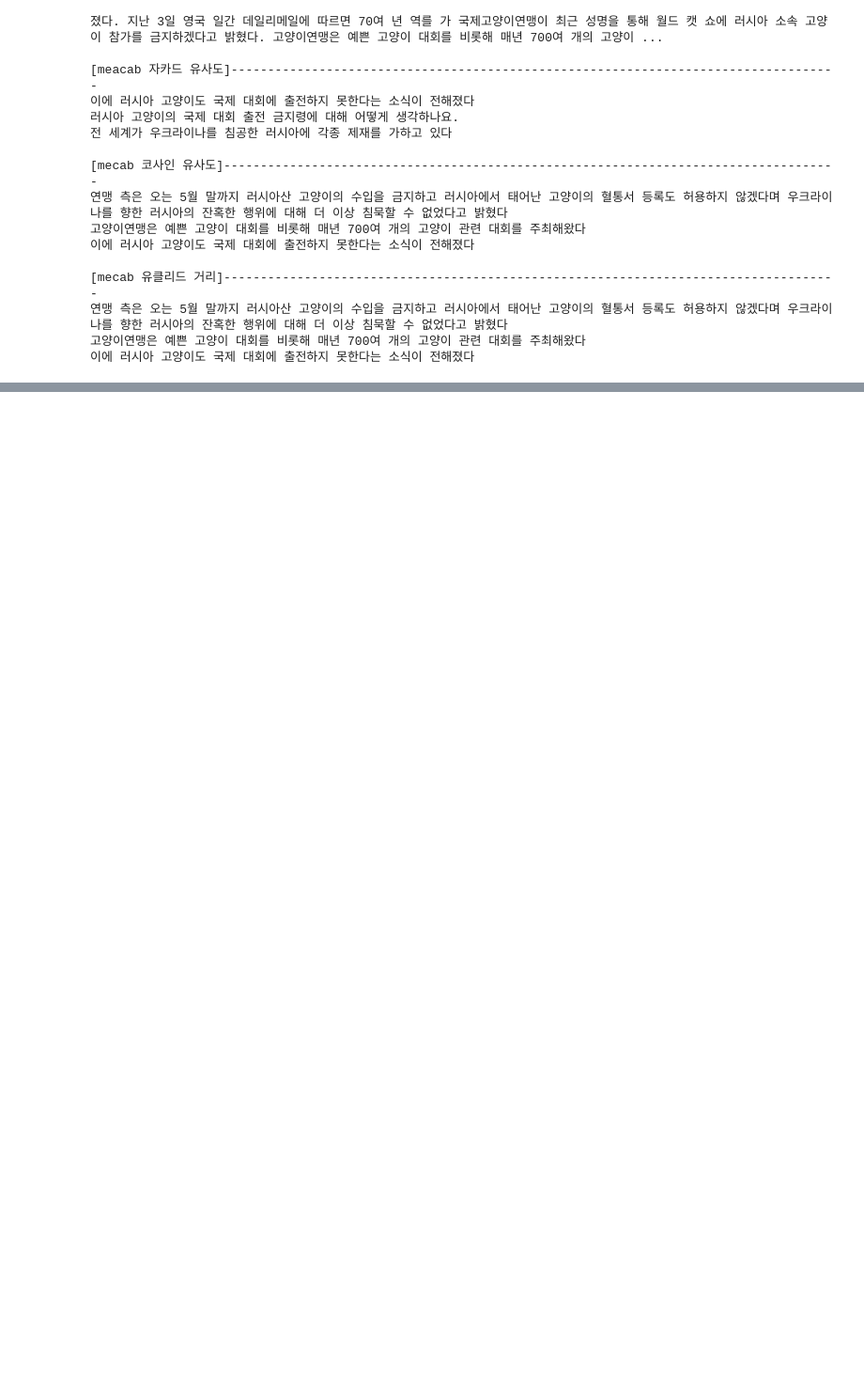
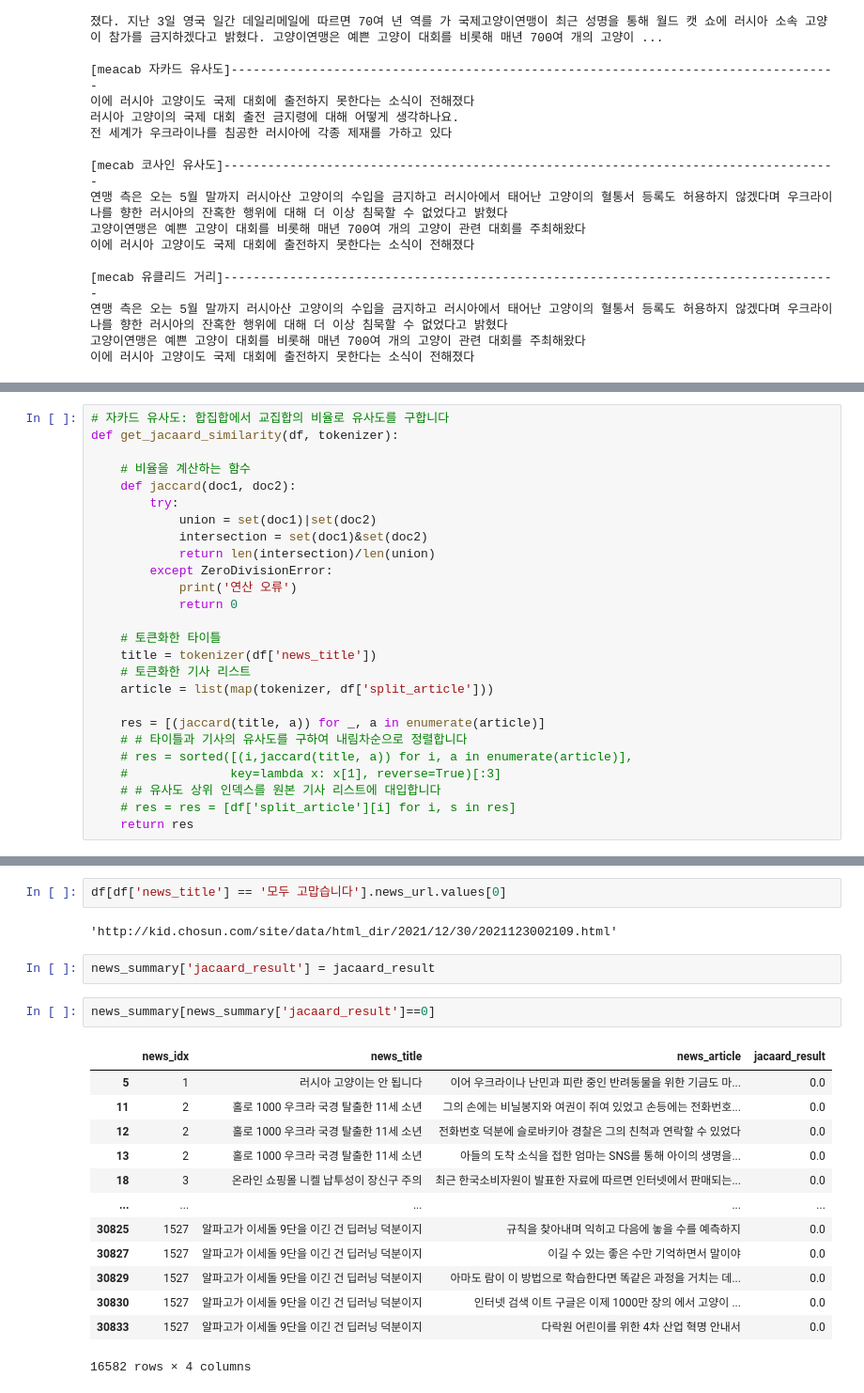
Before and after one commit to euneun316/NLP-Study, a Jupyter notebook: Summarization/kid_news/kid_news_mecab.ipynb, the cells around one changed output, grey strips where cells are left out. Shown: that part at 94% size. Drawn from its saved outputs; the diff is of its cells as text; blank space fills up the shorter version.

```diff
--- a/Summarization/kid_news/kid_news_mecab.ipynb
+++ b/Summarization/kid_news/kid_news_mecab.ipynb
@@ -729,0 +843,26 @@ result_compare(0)
+# %%
+# 자카드 유사도: 합집합에서 교집합의 비율로 유사도를 구합니다
+def get_jacaard_similarity(df, tokenizer):
+
+    # 비율을 계산하는 함수
+    def jaccard(doc1, doc2):
+        try:
+            union = set(doc1)|set(doc2)
+            intersection = set(doc1)&set(doc2)
+            return len(intersection)/len(union)
+        except ZeroDivisionError:
+            print('연산 오류')
+            return 0
+
+    # 토큰화한 타이틀
+    title = tokenizer(df['news_title'])
+    # 토큰화한 기사 리스트
+    article = list(map(tokenizer, df['split_article']))
+
+    res = [(jaccard(title, a)) for _, a in enumerate(article)]
+    # # 타이틀과 기사의 유사도를 구하여 내림차순으로 정렬합니다
+    # res = sorted([(i,jaccard(title, a)) for i, a in enumerate(article)],
+    #              key=lambda x: x[1], reverse=True)[:3]
+    # # 유사도 상위 인덱스를 원본 기사 리스트에 대입합니다
+    # res = res = [df['split_article'][i] for i, s in res]
+    return res
@@ -729,0 +927,22 @@ result_compare(0)
+# %%
+df[df['news_title'] == '모두 고맙습니다'].news_url.values[0]
+# %% [output]
+'http://kid.chosun.com/site/data/html_dir/2021/12/30/2021123002109.html'
+# %%
+news_summary['jacaard_result'] = jacaard_result
+# %%
+news_summary[news_summary['jacaard_result']==0]
+# %% [output]
+|  | news_idx | news_title | news_article | jacaard_result |
+| 5 | 1 | 러시아 고양이는 안 됩니다 | 이어 우크라이나 난민과 피란 중인 반려동물을 위한 기금도 마... | 0.0 |
+| 11 | 2 | 홀로 1000 우크라 국경 탈출한 11세 소년 | 그의 손에는 비닐봉지와 여권이 쥐여 있었고 손등에는 전화번호... | 0.0 |
+| 12 | 2 | 홀로 1000 우크라 국경 탈출한 11세 소년 | 전화번호 덕분에 슬로바키아 경찰은 그의 친척과 연락할 수 있었다 | 0.0 |
+| 13 | 2 | 홀로 1000 우크라 국경 탈출한 11세 소년 | 아들의 도착 소식을 접한 엄마는 SNS를 통해 아이의 생명을... | 0.0 |
+| 18 | 3 | 온라인 쇼핑몰 니켈 납투성이 장신구 주의 | 최근 한국소비자원이 발표한 자료에 따르면 인터넷에서 판매되는... | 0.0 |
+| ... | ... | ... | ... | ... |
+| 30825 | 1527 | 알파고가 이세돌 9단을 이긴 건 딥러닝 덕분이지 | 규칙을 찾아내며 익히고 다음에 놓을 수를 예측하지 | 0.0 |
+| 30827 | 1527 | 알파고가 이세돌 9단을 이긴 건 딥러닝 덕분이지 | 이길 수 있는 좋은 수만 기억하면서 말이야 | 0.0 |
+| 30829 | 1527 | 알파고가 이세돌 9단을 이긴 건 딥러닝 덕분이지 | 아마도 람이 이 방법으로 학습한다면 똑같은 과정을 거치는 데... | 0.0 |
+| 30830 | 1527 | 알파고가 이세돌 9단을 이긴 건 딥러닝 덕분이지 | 인터넷 검색 이트 구글은 이제 1000만 장의 에서 고양이 ... | 0.0 |
+| 30833 | 1527 | 알파고가 이세돌 9단을 이긴 건 딥러닝 덕분이지 | 다락원 어린이를 위한 4차 산업 혁명 안내서 | 0.0 |
+16582 rows × 4 columns
```
Also changed, not shown: parts of 28 cells of this notebook.
